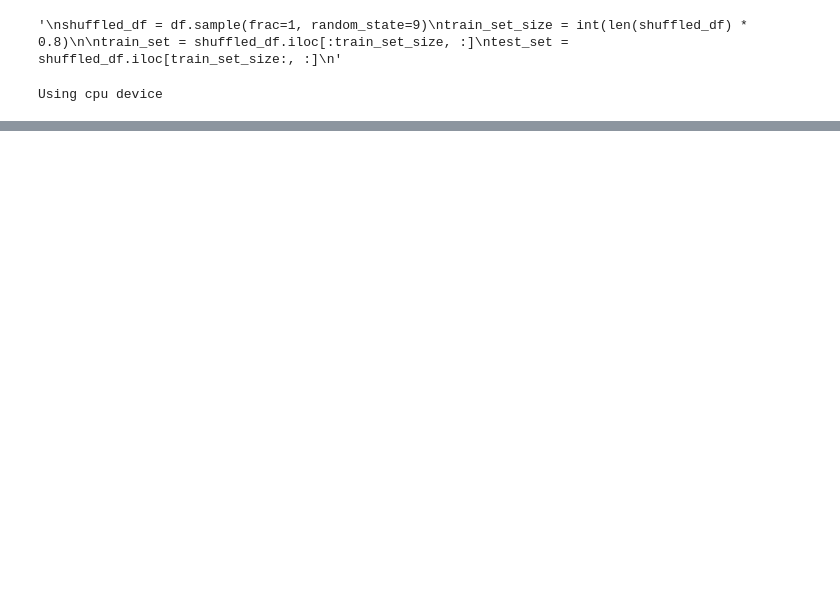
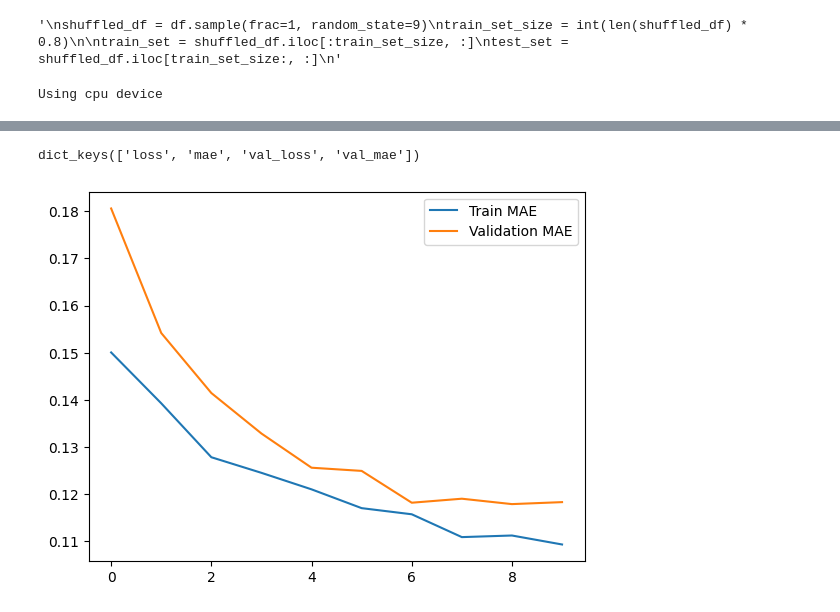
Before and after one commit to ZachOBrien/bikeshare-modelling, a Jupyter notebook: train.ipynb, the cells around one changed output, grey strips where cells are left out. Drawn from its saved outputs; the diff is of its cells as text; code cells hidden in the pictures; blank space fills up the shorter version.

Commit message:
wip: lstm WIP

```diff
--- a/train.ipynb
+++ b/train.ipynb
@@ -212,0 +265,11 @@ class RNN(nn.Module):
+# %%
+model = Sequential()
+model.add(keras.Input(shape=(SEQUENCE_LENGTH_HRS, FEATURE_VEC_SIZE)))  # `None` indicates the sequence is of arbitrary length
+model.add(LSTM(64))
+model.add(Dropout(0.15))
+model.add(Dense(1))
+model.compile(optimizer=SGD(learning_rate=LEARNING_RATE),
+              loss="mean_squared_error",
+              metrics=["mae"])
+model.build()
+model.summary()
@@ -212,0 +292,2 @@ class RNN(nn.Module):
+# %%
+history = model.fit(train_dataset, epochs=10, validation_data=validation_dataset)
@@ -212,0 +315,10 @@ class RNN(nn.Module):
+# %%
+fig, ax = plt.subplots()
+
+ax.plot(history.history["mae"], label="Train MAE")
+ax.plot(history.history["val_mae"], label="Validation MAE")
+ax.legend()
+history.history.keys()
+# %% [output]
+dict_keys(['loss', 'mae', 'val_loss', 'val_mae'])
+[figure, added]
```
Also changed, not shown: parts of 24 cells of this notebook, 1 other file.
